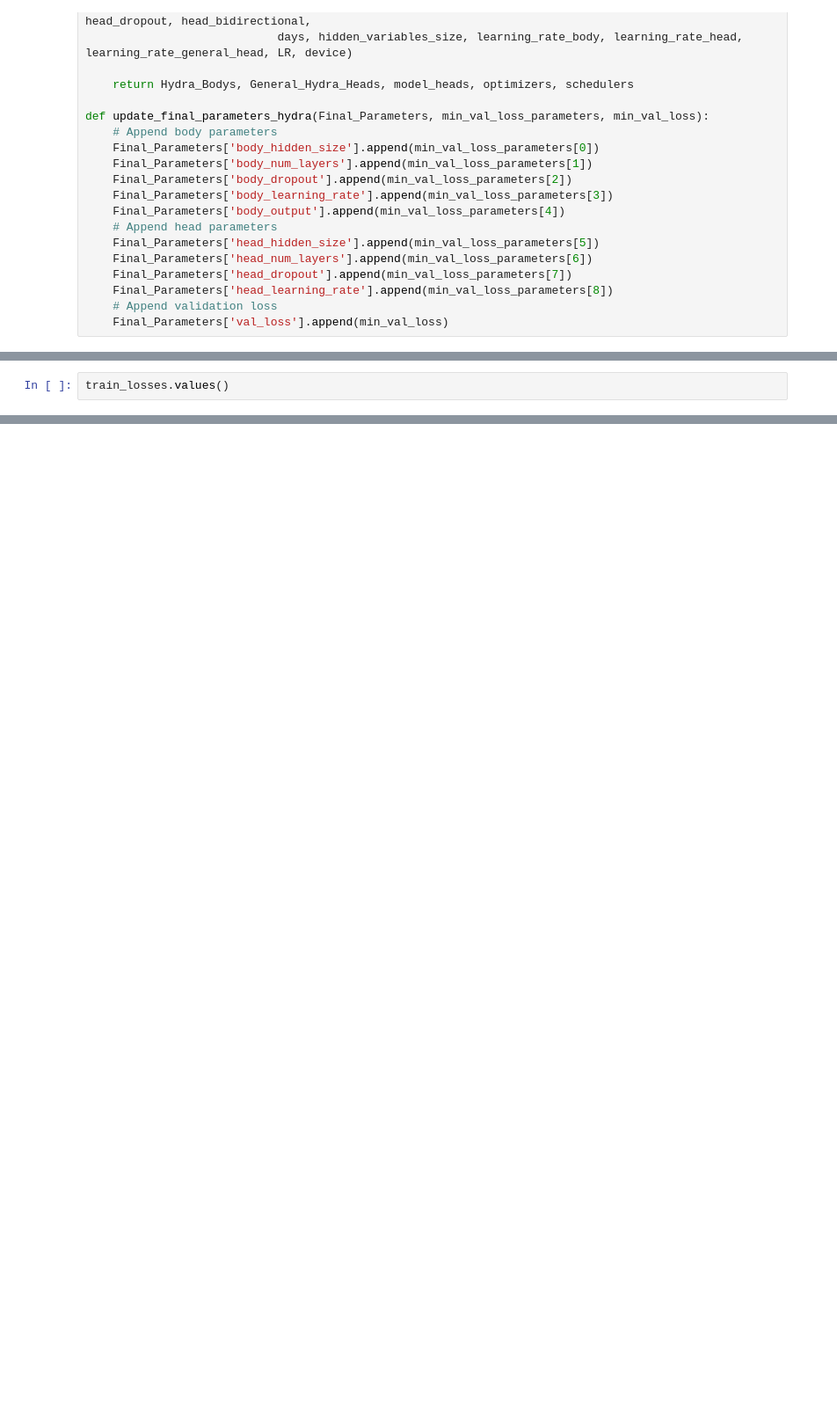
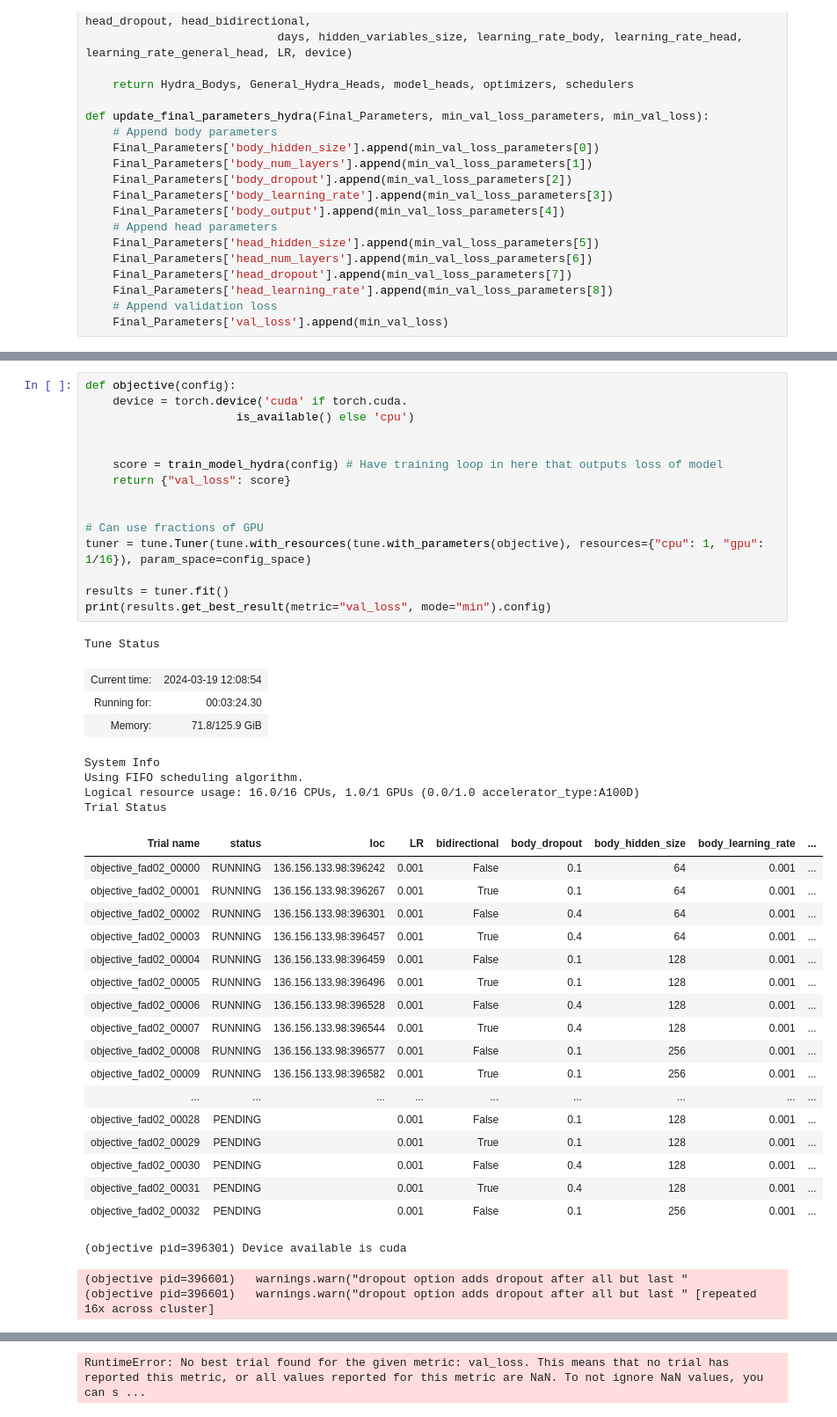
Before and after one commit to KarRups/Hydra_Code, a Jupyter notebook: Tuning/Quick_Tuning_Run.ipynb, the cells around one changed output, grey strips where cells are left out. Shown at 88% size. Drawn from its saved outputs; the diff is of its cells as text; blank space fills up the shorter version.

```diff
--- a/Tuning/Quick_Tuning_Run.ipynb
+++ b/Tuning/Quick_Tuning_Run.ipynb
@@ -940,2 +675,44 @@ df.to_csv('/data/Hydra_Work/Post_Rodeo_Work/Tuned_General_Model/General_final_pa
-# %%
-train_losses.values()
+# %%
+def objective(config):
+    device = torch.device('cuda' if torch.cuda.
+                      is_available() else 'cpu')
+
+
+    score = train_model_hydra(config) # Have training loop in here that outputs loss of model
+    return {"val_loss": score}
+
+
+# Can use fractions of GPU
+tuner = tune.Tuner(tune.with_resources(tune.with_parameters(objective), resources={"cpu": 1, "gpu": 1/16}), param_space=config_space)
+
+results = tuner.fit()
+print(results.get_best_result(metric="val_loss", mode="min").config)
+# %% [output]
+Tune Status
+| Current time: | 2024-03-19 12:08:54 |
+| Running for: | 00:03:24.30 |
+| Memory: | 71.8/125.9 GiB |
+System Info
+Using FIFO scheduling algorithm.
+Logical resource usage: 16.0/16 CPUs, 1.0/1 GPUs (0.0/1.0 accelerator_type:A100D)
+Trial Status
+| Trial name | status | loc | LR | bidirectional | body_dropout | body_hidden_size | body_learning_rate | ... |
+| objective_fad02_00000 | RUNNING | 136.156.133.98:396242 | 0.001 | False | 0.1 | 64 | 0.001 | ... |
+| objective_fad02_00001 | RUNNING | 136.156.133.98:396267 | 0.001 | True | 0.1 | 64 | 0.001 | ... |
+| objective_fad02_00002 | RUNNING | 136.156.133.98:396301 | 0.001 | False | 0.4 | 64 | 0.001 | ... |
+| objective_fad02_00003 | RUNNING | 136.156.133.98:396457 | 0.001 | True | 0.4 | 64 | 0.001 | ... |
+| objective_fad02_00004 | RUNNING | 136.156.133.98:396459 | 0.001 | False | 0.1 | 128 | 0.001 | ... |
+| objective_fad02_00005 | RUNNING | 136.156.133.98:396496 | 0.001 | True | 0.1 | 128 | 0.001 | ... |
+| objective_fad02_00006 | RUNNING | 136.156.133.98:396528 | 0.001 | False | 0.4 | 128 | 0.001 | ... |
+| objective_fad02_00007 | RUNNING | 136.156.133.98:396544 | 0.001 | True | 0.4 | 128 | 0.001 | ... |
+| objective_fad02_00008 | RUNNING | 136.156.133.98:396577 | 0.001 | False | 0.1 | 256 | 0.001 | ... |
+| objective_fad02_00009 | RUNNING | 136.156.133.98:396582 | 0.001 | True | 0.1 | 256 | 0.001 | ... |
+| ... | ... | ... | ... | ... | ... | ... | ... | ... |
+| objective_fad02_00028 | PENDING |  | 0.001 | False | 0.1 | 128 | 0.001 | ... |
+| objective_fad02_00029 | PENDING |  | 0.001 | True | 0.1 | 128 | 0.001 | ... |
+| objective_fad02_00030 | PENDING |  | 0.001 | False | 0.4 | 128 | 0.001 | ... |
+| objective_fad02_00031 | PENDING |  | 0.001 | True | 0.4 | 128 | 0.001 | ... |
+| objective_fad02_00032 | PENDING |  | 0.001 | False | 0.1 | 256 | 0.001 | ... |
+(objective pid=396301) Device available is cuda
+(objective pid=396601)   warnings.warn("dropout option adds dropout after all but last "
+(objective pid=396601)   warnings.warn("dropout option adds dropout after all but last " [repeated 16x across cluster]
@@ -941,0 +753 @@ train_losses.values()
+RuntimeError: No best trial found for the given metric: val_loss. This means that no trial has reported this metric, or all values reported for this metric are NaN. To not ignore NaN values, you can s ...
```
Also changed, not shown: parts of 16 cells of this notebook, 3 other files.
